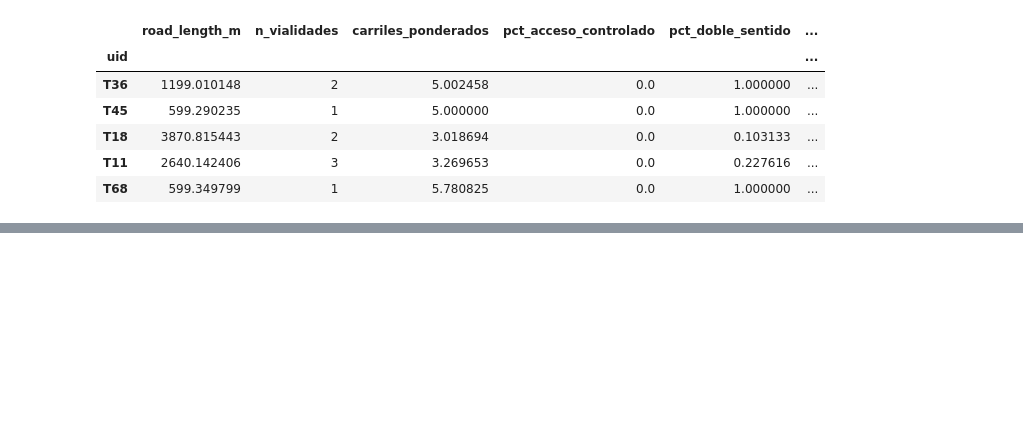
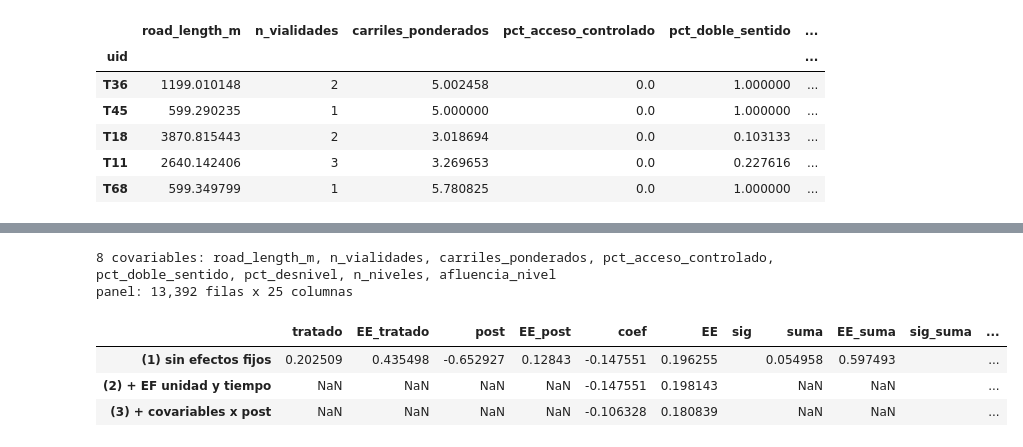
Before and after one commit to MarianoAlcarazAguilar/causal-effects-speed-cameras, a Jupyter notebook: scripts/resume-911/did-estimation.ipynb, the cells around one changed output, grey strips where cells are left out. Cells and saved outputs as stored; diff of their text form; code cells hidden in the pictures; blank space fills up the shorter version.

```diff
--- a/scripts/resume-911/did-estimation.ipynb
+++ b/scripts/resume-911/did-estimation.ipynb
@@ -184,0 +263,80 @@ covariables.head()
+# %%
+# las covariables al panel, estandarizadas e interactuadas con post
+FUERA = ["nivel_incidentes", "tendencia", "pct_lesionados", "hubo_fcs"]  # las 4 del outcome
+# FUERA = ["nivel_incidentes", "tendencia"]   # <- criterio literal de Alberto: 10 covariables
+
+COV_DID = [c for c in COVARIABLES if c not in FUERA]
+
+z = (covariables[COV_DID] - covariables[COV_DID].mean()) / covariables[COV_DID].std()
+panel = panel.merge(z.rename(columns=lambda c: f"z_{c}"), left_on="uid", right_index=True)
+
+INTERACCIONES = []
+for c in COV_DID:
+    panel[f"{c}_post"] = panel[f"z_{c}"] * panel.post
+    INTERACCIONES.append(f"{c}_post")
+
+panel["treat_post"] = panel.tratado * panel.post
+
+print(f"{len(COV_DID)} covariables: {', '.join(COV_DID)}")
+print(f"panel: {panel.shape[0]:,} filas x {panel.shape[1]} columnas")
+# %% [output]
+8 covariables: road_length_m, n_vialidades, carriles_ponderados, pct_acceso_controlado, pct_doble_sentido, pct_desnivel, n_niveles, afluencia_nivel
+panel: 13,392 filas x 25 columnas
+# %%
+# las tres especificaciones
+import statsmodels.formula.api as smf
+
+ESPECIFICACIONES = {
+    "(1) sin efectos fijos": "incidentes ~ tratado + post + tratado:post",
+    "(2) + EF unidad y tiempo": "incidentes ~ treat_post + C(uid) + C(t)",
+    "(3) + covariables x post": ("incidentes ~ treat_post + "
+                                 + " + ".join(INTERACCIONES) + " + C(uid) + C(t)"),
+}
+
+
+def estrellas(p):
+    return "***" if p < .01 else "**" if p < .05 else "*" if p < .1 else ""
+
+
+def estimar(formula, datos=None):
+    datos = panel if datos is None else datos
+    r = smf.ols(formula, data=datos).fit(
+        cov_type="cluster", cov_kwds={"groups": datos.cluster})
+    inter = "tratado:post" if "tratado:post" in r.params else "treat_post"
+    control = datos[datos.tratado == 0]
+    fila = {
+        "coef": r.params[inter], "EE": r.bse[inter],
+        "sig": estrellas(r.pvalues[inter]),
+        "tratado": r.params.get("tratado", np.nan),
+        "EE_tratado": r.bse.get("tratado", np.nan),
+        "post": r.params.get("post", np.nan),
+        "EE_post": r.bse.get("post", np.nan),
+    }
+    if "tratado" in r.params:   # la suma que pidió Alberto
+        s = r.t_test(f"tratado + {inter} = 0")
+        fila |= {"suma": float(s.effect[0]), "EE_suma": float(np.sqrt(s.sd[0, 0])),
+                 "sig_suma": estrellas(float(s.pvalue))}
+    else:
+        fila |= {"suma": np.nan, "EE_suma": np.nan, "sig_suma": ""}
+    fila |= {
+        "N": int(r.nobs), "R2": r.rsquared, "clusters": datos.cluster.nunique(),
+        "media_control": control[control.post == 0].incidentes.mean(),
+        "sd_control": control[control.post == 0].incidentes.std(),
+    }
+    fila["% del control"] = 100 * fila["coef"] / fila["media_control"]
+    return fila
+
+
+resultados = pd.DataFrame(
+    {nombre: estimar(f) for nombre, f in ESPECIFICACIONES.items()}
+).T
+
+columnas = ["tratado", "EE_tratado", "post", "EE_post", "coef", "EE", "sig", "suma", "EE_suma",
+            "sig_suma", "% del control", "media_control", "sd_control",
+            "N", "R2", "clusters"]
+resultados[columnas].astype({"N": int, "clusters": int}).round(4)
+# %% [output]
+|  | tratado | EE_tratado | post | EE_post | coef | EE | sig | suma | EE_suma | sig_suma | ... |
+| (1) sin efectos fijos | 0.202509 | 0.435498 | -0.652927 | 0.12843 | -0.147551 | 0.196255 |  | 0.054958 | 0.597493 |  | ... |
+| (2) + EF unidad y tiempo | NaN | NaN | NaN | NaN | -0.147551 | 0.198143 |  | NaN | NaN |  | ... |
+| (3) + covariables x post | NaN | NaN | NaN | NaN | -0.106328 | 0.180839 |  | NaN | NaN |  | ... |
```
Also changed, not shown: parts of 17 cells of this notebook, 3 other files.
